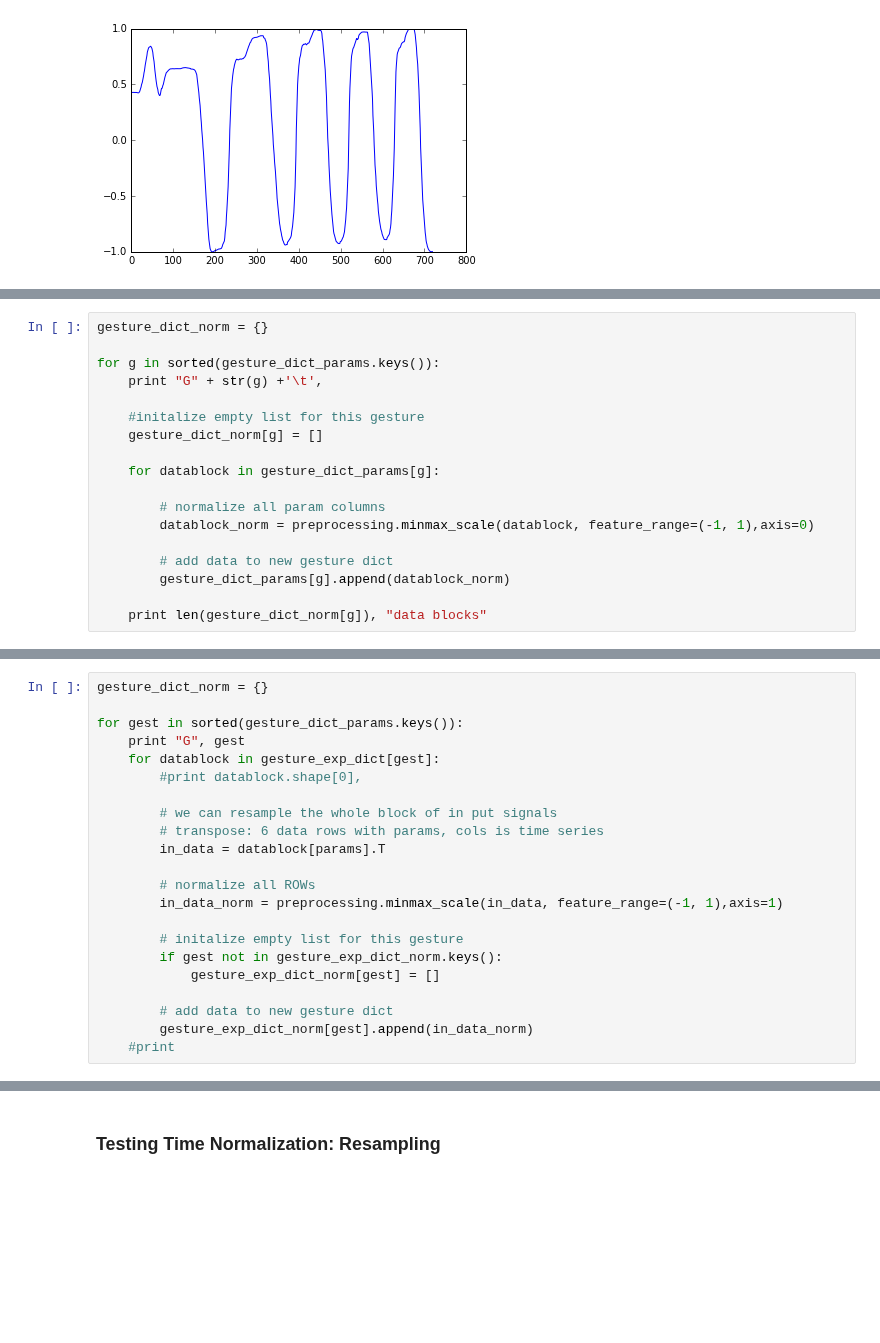
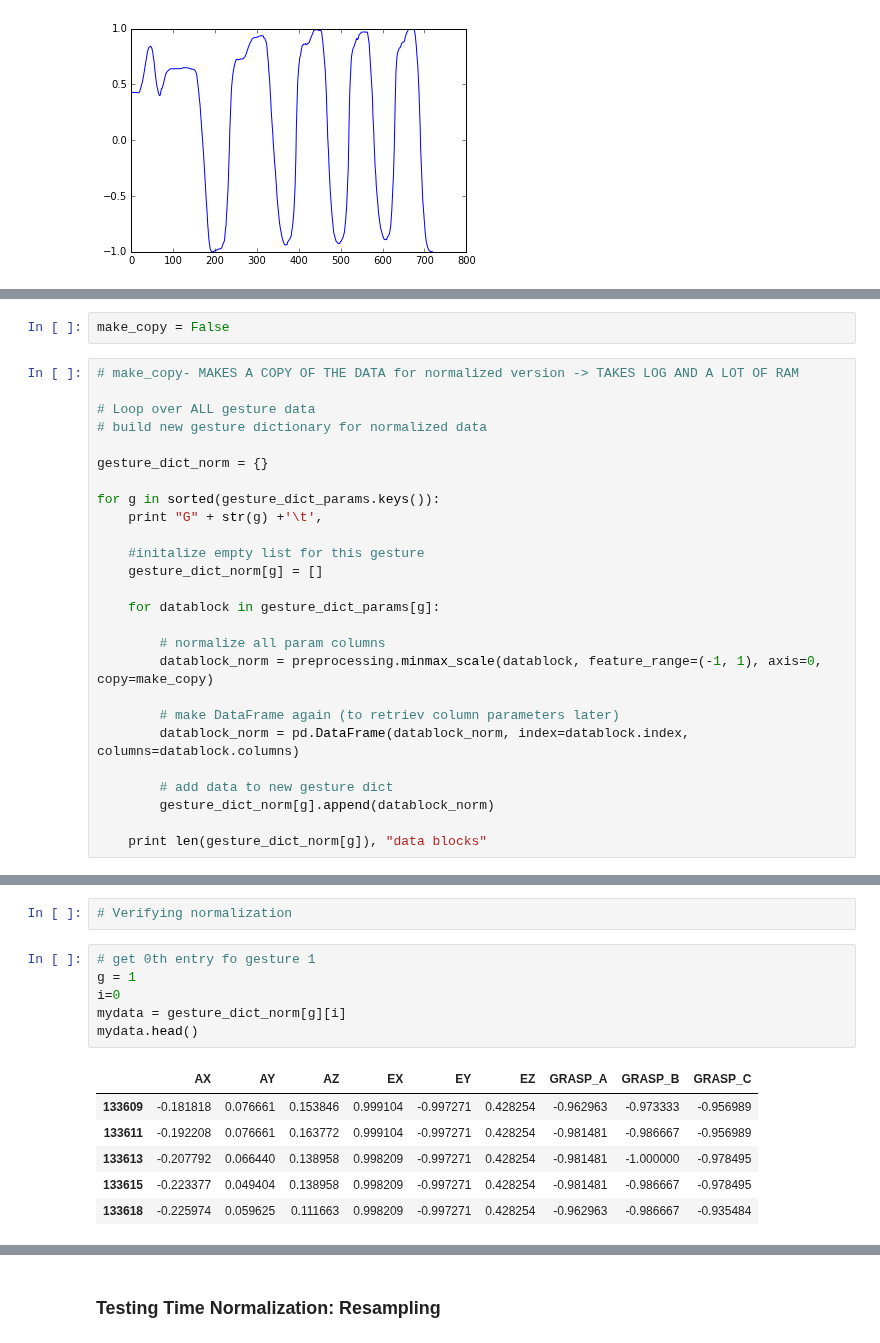
Before and after one commit to Make-O-Matic/MOM-Engine, a Jupyter notebook: data_preprocess_TU.ipynb, the cells around one changed output, grey strips where cells are left out. Cells and saved outputs as stored; diff of their text form; blank space fills up the shorter version.

```diff
--- a/data_preprocess_TU.ipynb
+++ b/data_preprocess_TU.ipynb
@@ -1537,4 +1530,11 @@ plt.plot(range(len(y)), y)
+# %%
+make_copy = False
 # %%
+# make_copy- MAKES A COPY OF THE DATA for normalized version -> TAKES LOG AND A LOT OF RAM
+
+# Loop over ALL gesture data
+# build new gesture dictionary for normalized data
+
 gesture_dict_norm = {}
 
 for g in sorted(gesture_dict_params.keys()):
@@ -1546,9 +1546,12 @@ for g in sorted(gesture_dict_params.keys()):
     for datablock in gesture_dict_params[g]:
 
         # normalize all param columns
-        datablock_norm = preprocessing.minmax_scale(datablock, feature_range=(-1, 1),axis=0)
+        datablock_norm = preprocessing.minmax_scale(datablock, feature_range=(-1, 1), axis=0, copy=make_copy)
+
+        # make DataFrame again (to retriev column parameters later)
+        datablock_norm = pd.DataFrame(datablock_norm, index=datablock.index, columns=datablock.columns)
 
         # add data to new gesture dict
-        gesture_dict_params[g].append(datablock_norm)
+        gesture_dict_norm[g].append(datablock_norm)
 
     print len(gesture_dict_norm[g]), "data blocks"
@@ -1555,22 +1571,0 @@ for g in sorted(gesture_dict_params.keys()):
-# %%
-gesture_dict_norm = {}
-
-for gest in sorted(gesture_dict_params.keys()):
-    print "G", gest
-    for datablock in gesture_exp_dict[gest]:
-        #print datablock.shape[0],
-
-        # we can resample the whole block of in put signals
-        # transpose: 6 data rows with params, cols is time series
-        in_data = datablock[params].T
-
-        # normalize all ROWs
-        in_data_norm = preprocessing.minmax_scale(in_data, feature_range=(-1, 1),axis=1)
-
-        # initalize empty list for this gesture
-        if gest not in gesture_exp_dict_norm.keys():
-            gesture_exp_dict_norm[gest] = []
-
-        # add data to new gesture dict
-        gesture_exp_dict_norm[gest].append(in_data_norm)
-    #print
@@ -1590,0 +1601,15 @@ G 13
+# %%
+# Verifying normalization
+# %%
+# get 0th entry fo gesture 1
+g = 1
+i=0
+mydata = gesture_dict_norm[g][i]
+mydata.head()
+# %% [output]
+|  | AX | AY | AZ | EX | EY | EZ | GRASP_A | GRASP_B | GRASP_C |
+| 133609 | -0.181818 | 0.076661 | 0.153846 | 0.999104 | -0.997271 | 0.428254 | -0.962963 | -0.973333 | -0.956989 |
+| 133611 | -0.192208 | 0.076661 | 0.163772 | 0.999104 | -0.997271 | 0.428254 | -0.981481 | -0.986667 | -0.956989 |
+| 133613 | -0.207792 | 0.066440 | 0.138958 | 0.998209 | -0.997271 | 0.428254 | -0.981481 | -1.000000 | -0.978495 |
+| 133615 | -0.223377 | 0.049404 | 0.138958 | 0.998209 | -0.997271 | 0.428254 | -0.981481 | -0.986667 | -0.978495 |
+| 133618 | -0.225974 | 0.059625 | 0.111663 | 0.998209 | -0.997271 | 0.428254 | -0.962963 | -0.986667 | -0.935484 |
```
Also changed, not shown: parts of 11 cells of this notebook.
